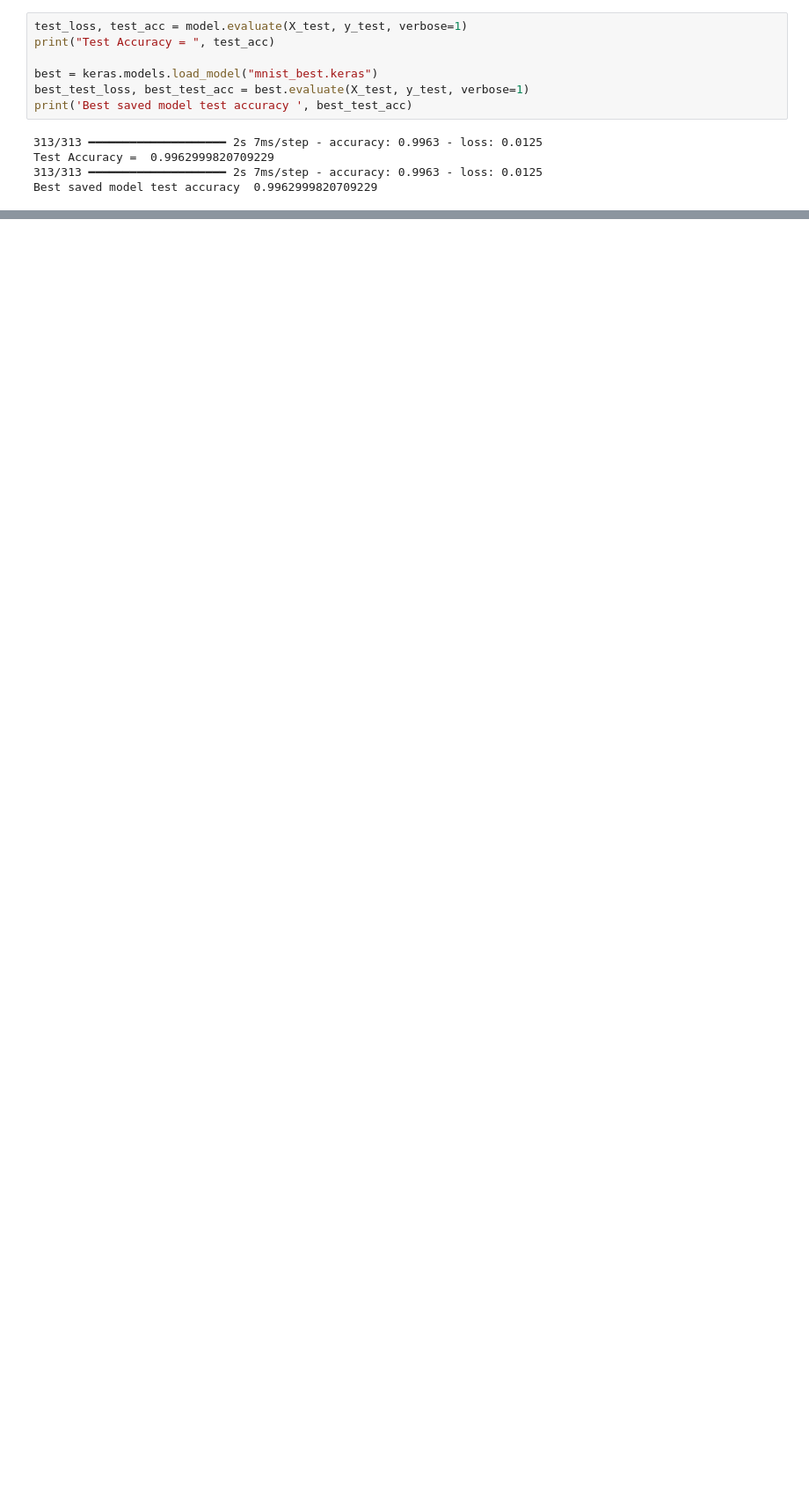
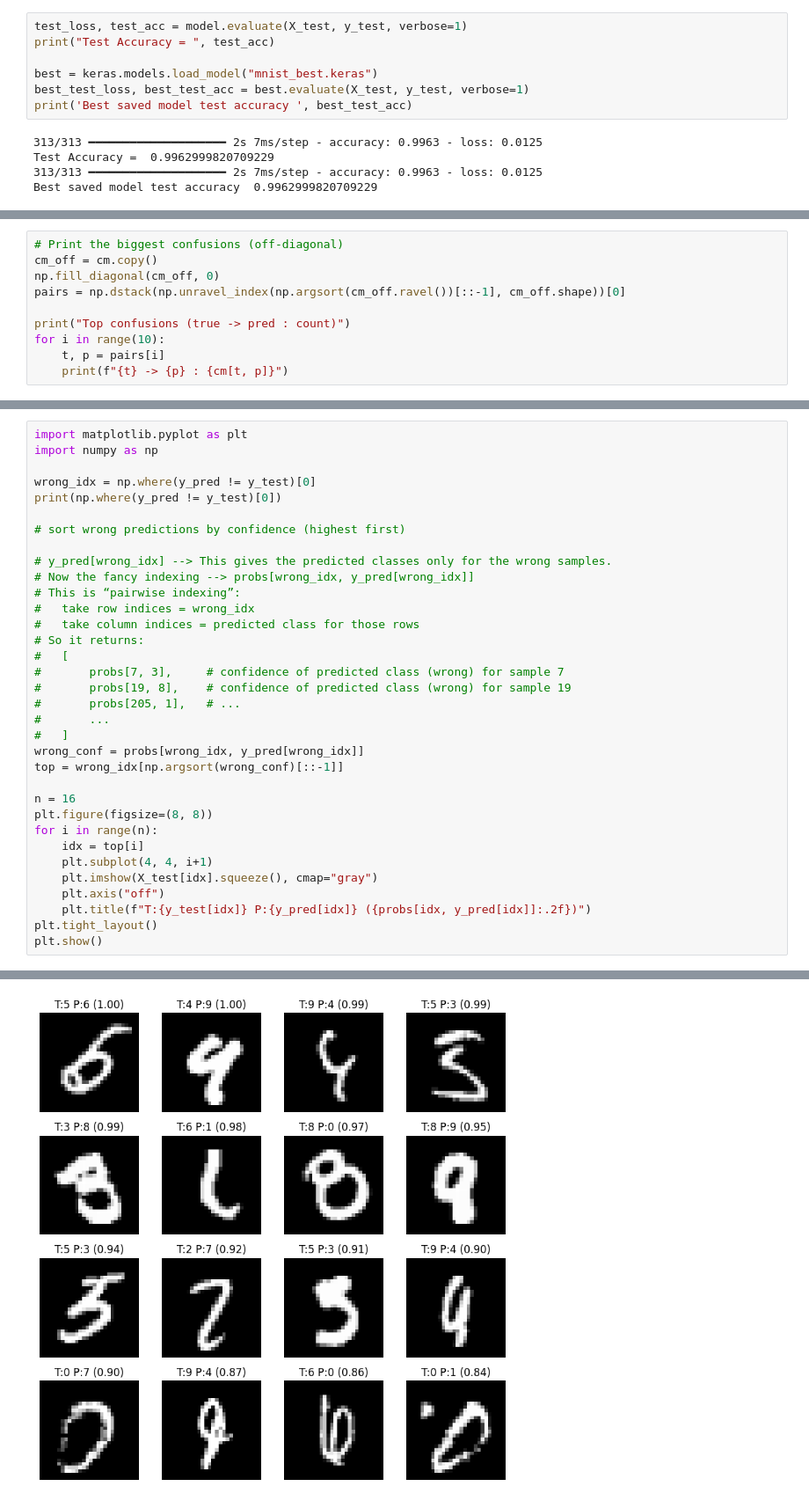
Before and after one commit to vdstech/aiml-usecases, a Jupyter notebook: cnn/mnist/mnist.advanced.ipynb, the cells around one changed output, grey strips where cells are left out. Shown at 88% size. Saved outputs shown, nothing was run; the diff lists cells and outputs as text; blank space fills up the shorter version.

```diff
--- a/cnn/mnist/mnist.advanced.ipynb
+++ b/cnn/mnist/mnist.advanced.ipynb
@@ -175,0 +221,10 @@ Best saved model test accuracy  0.9962999820709229
+# %%
+# Print the biggest confusions (off-diagonal)
+cm_off = cm.copy()
+np.fill_diagonal(cm_off, 0)
+pairs = np.dstack(np.unravel_index(np.argsort(cm_off.ravel())[::-1], cm_off.shape))[0]
+
+print("Top confusions (true -> pred : count)")
+for i in range(10):
+    t, p = pairs[i]
+    print(f"{t} -> {p} : {cm[t, p]}")
@@ -175,0 +243,35 @@ Best saved model test accuracy  0.9962999820709229
+# %%
+import matplotlib.pyplot as plt
+import numpy as np
+
+wrong_idx = np.where(y_pred != y_test)[0]
+print(np.where(y_pred != y_test)[0])
+
+# sort wrong predictions by confidence (highest first)
+
+# y_pred[wrong_idx] --> This gives the predicted classes only for the wrong samples.
+# Now the fancy indexing --> probs[wrong_idx, y_pred[wrong_idx]]
+# This is “pairwise indexing”:
+#   take row indices = wrong_idx
+#   take column indices = predicted class for those rows
+# So it returns:
+#   [
+#       probs[7, 3],     # confidence of predicted class (wrong) for sample 7
+#       probs[19, 8],    # confidence of predicted class (wrong) for sample 19
+#       probs[205, 1],   # ...
+#       ...
+#   ]
+wrong_conf = probs[wrong_idx, y_pred[wrong_idx]]
+top = wrong_idx[np.argsort(wrong_conf)[::-1]]
+
+n = 16
+plt.figure(figsize=(8, 8))
+for i in range(n):
+    idx = top[i]
+    plt.subplot(4, 4, i+1)
+    plt.imshow(X_test[idx].squeeze(), cmap="gray")
+    plt.axis("off")
+    plt.title(f"T:{y_test[idx]} P:{y_pred[idx]} ({probs[idx, y_pred[idx]]:.2f})")
+plt.tight_layout()
+plt.show()
+# %% [output]
@@ -175,0 +288 @@ Best saved model test accuracy  0.9962999820709229
+[figure, added]
```
Also changed, not shown: parts of 5 cells of this notebook.
